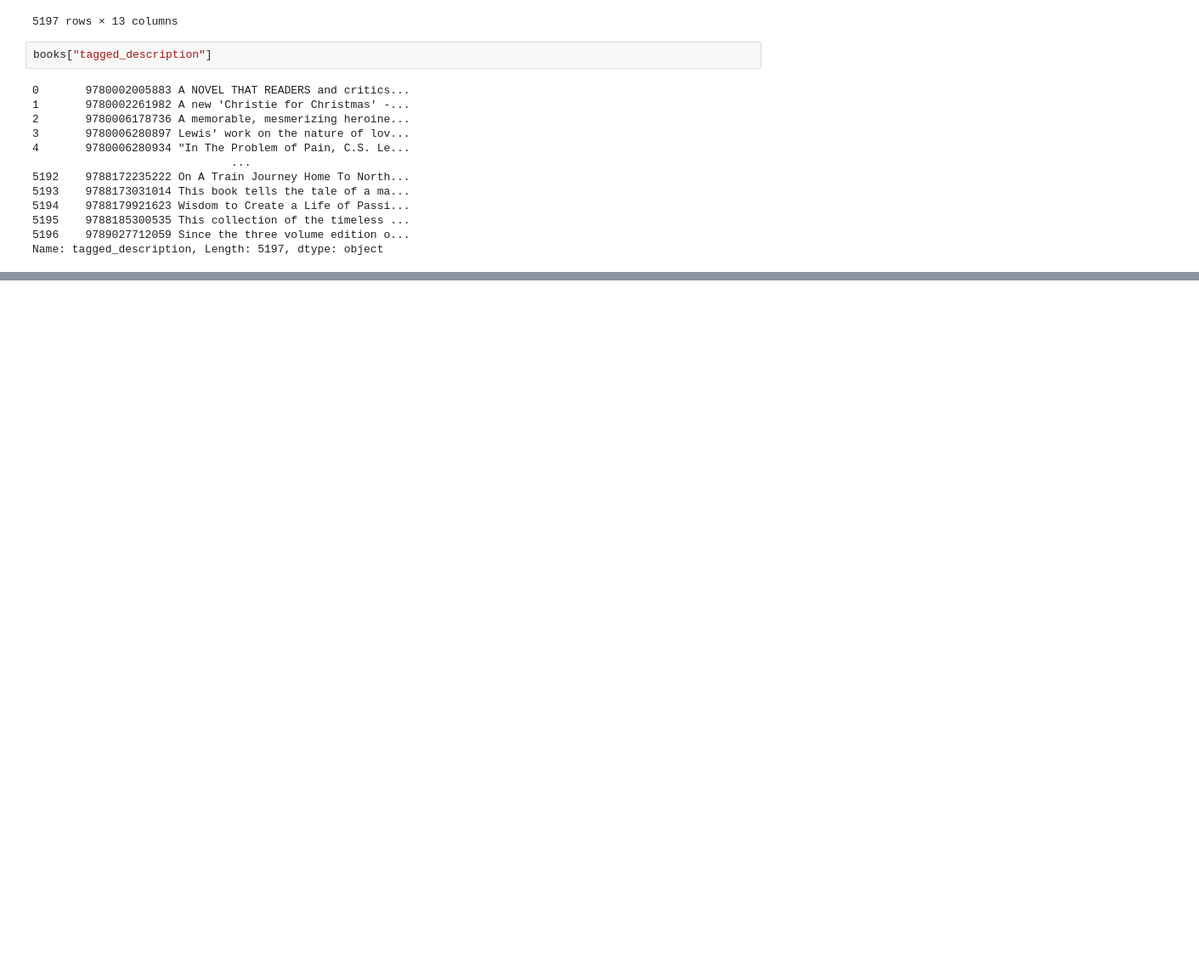
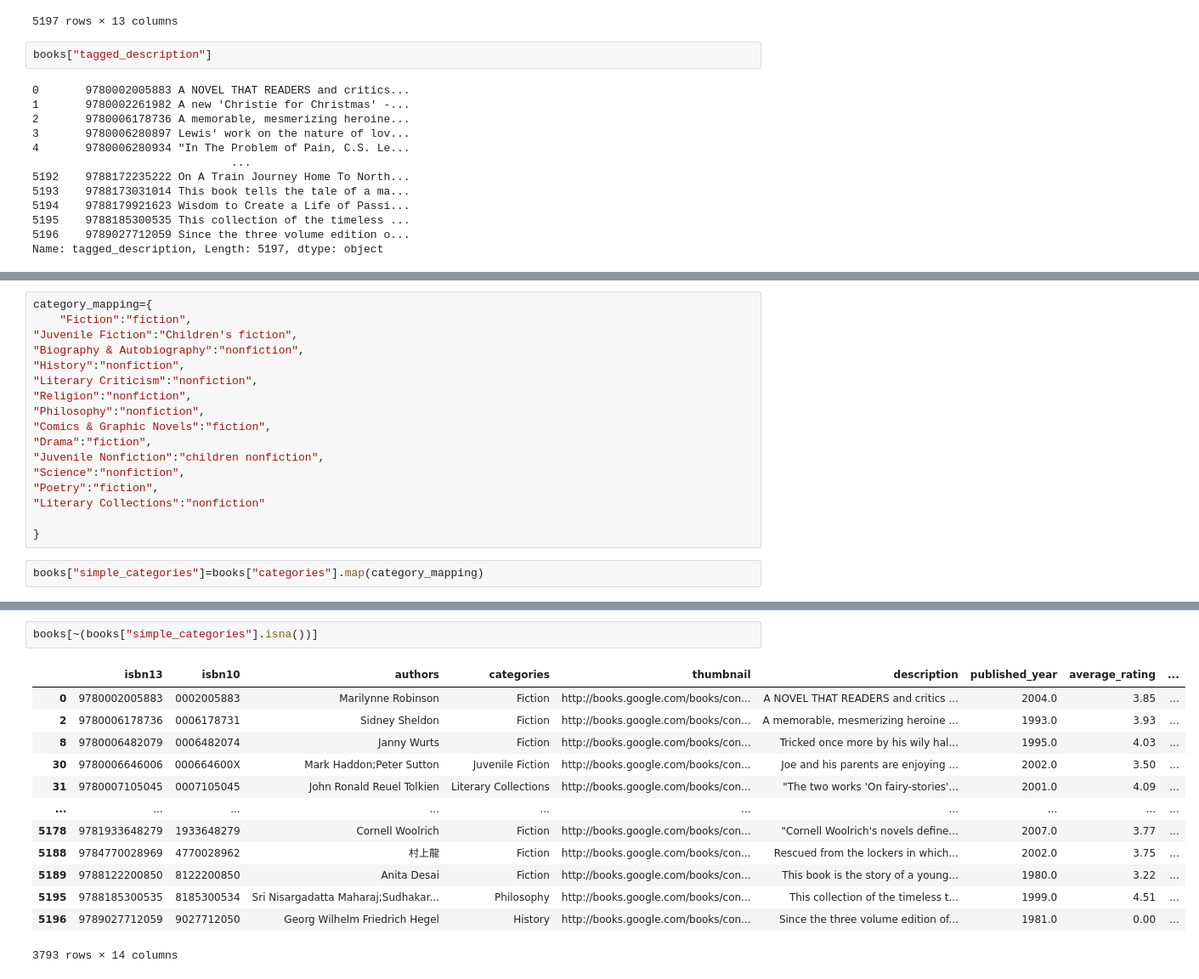
Before and after one commit to SBM004/Book_reccomender, a Jupyter notebook: vector_search.ipynb, the cells around one changed output, grey strips where cells are left out. Shown: that part at 85% size. Drawn from its saved outputs; the diff is of its cells as text; blank space fills up the shorter version.

```diff
--- a/vector_search.ipynb
+++ b/vector_search.ipynb
@@ -69,0 +177,19 @@ NameError: name 'LRScheduler' is not defined
+# %%
+category_mapping={
+    "Fiction":"fiction",
+"Juvenile Fiction":"Children's fiction",
+"Biography & Autobiography":"nonfiction",
+"History":"nonfiction",
+"Literary Criticism":"nonfiction",
+"Religion":"nonfiction",
+"Philosophy":"nonfiction",
+"Comics & Graphic Novels":"fiction",
+"Drama":"fiction",
+"Juvenile Nonfiction":"children nonfiction",
+"Science":"nonfiction",
+"Poetry":"fiction",
+"Literary Collections":"nonfiction"
+
+}
+# %%
+books["simple_categories"]=books["categories"].map(category_mapping)
@@ -69,0 +212,16 @@ NameError: name 'LRScheduler' is not defined
+# %%
+books[~(books["simple_categories"].isna())]
+# %% [output]
+|  | isbn13 | isbn10 | authors | categories | thumbnail | description | published_year | average_rating | ... |
+| 0 | 9780002005883 | 0002005883 | Marilynne Robinson | Fiction | http://books.google.com/books/con... | A NOVEL THAT READERS and critics ... | 2004.0 | 3.85 | ... |
+| 2 | 9780006178736 | 0006178731 | Sidney Sheldon | Fiction | http://books.google.com/books/con... | A memorable, mesmerizing heroine ... | 1993.0 | 3.93 | ... |
+| 8 | 9780006482079 | 0006482074 | Janny Wurts | Fiction | http://books.google.com/books/con... | Tricked once more by his wily hal... | 1995.0 | 4.03 | ... |
+| 30 | 9780006646006 | 000664600X | Mark Haddon;Peter Sutton | Juvenile Fiction | http://books.google.com/books/con... | Joe and his parents are enjoying ... | 2002.0 | 3.50 | ... |
+| 31 | 9780007105045 | 0007105045 | John Ronald Reuel Tolkien | Literary Collections | http://books.google.com/books/con... | "The two works 'On fairy-stories'... | 2001.0 | 4.09 | ... |
+| ... | ... | ... | ... | ... | ... | ... | ... | ... | ... |
+| 5178 | 9781933648279 | 1933648279 | Cornell Woolrich | Fiction | http://books.google.com/books/con... | "Cornell Woolrich's novels define... | 2007.0 | 3.77 | ... |
+| 5188 | 9784770028969 | 4770028962 | 村上龍 | Fiction | http://books.google.com/books/con... | Rescued from the lockers in which... | 2002.0 | 3.75 | ... |
+| 5189 | 9788122200850 | 8122200850 | Anita Desai | Fiction | http://books.google.com/books/con... | This book is the story of a young... | 1980.0 | 3.22 | ... |
+| 5195 | 9788185300535 | 8185300534 | Sri Nisargadatta Maharaj;Sudhakar... | Philosophy | http://books.google.com/books/con... | This collection of the timeless t... | 1999.0 | 4.51 | ... |
+| 5196 | 9789027712059 | 9027712050 | Georg Wilhelm Friedrich Hegel | History | http://books.google.com/books/con... | Since the three volume edition of... | 1981.0 | 0.00 | ... |
+3793 rows × 14 columns
```
Also changed, not shown: parts of 34 cells of this notebook, 1 other file.
